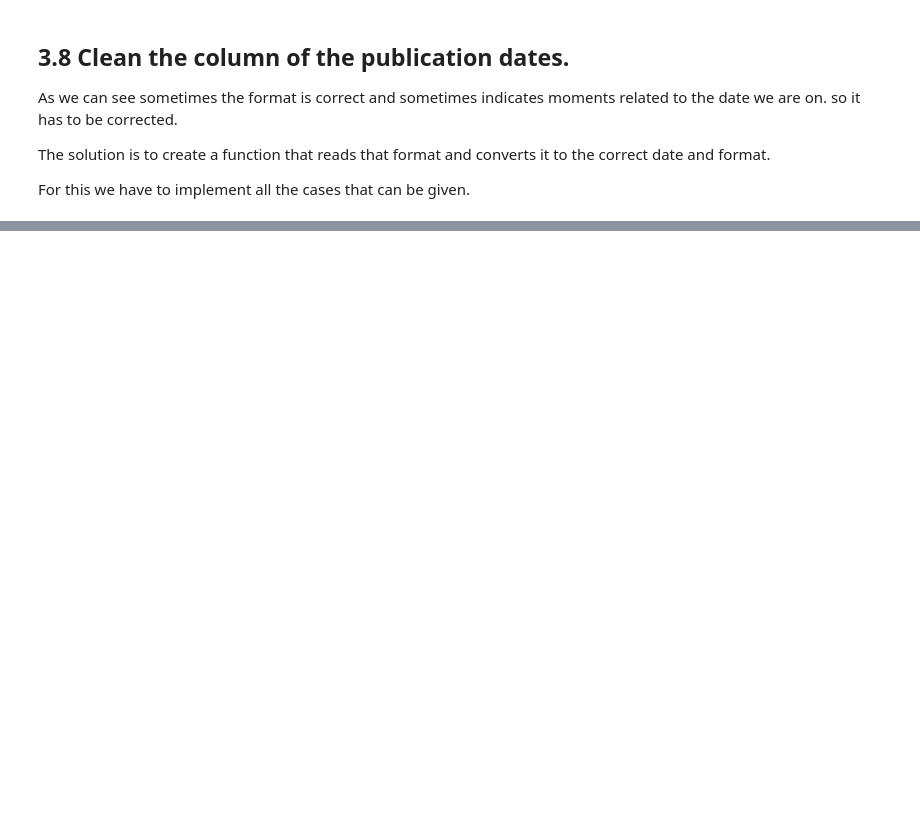
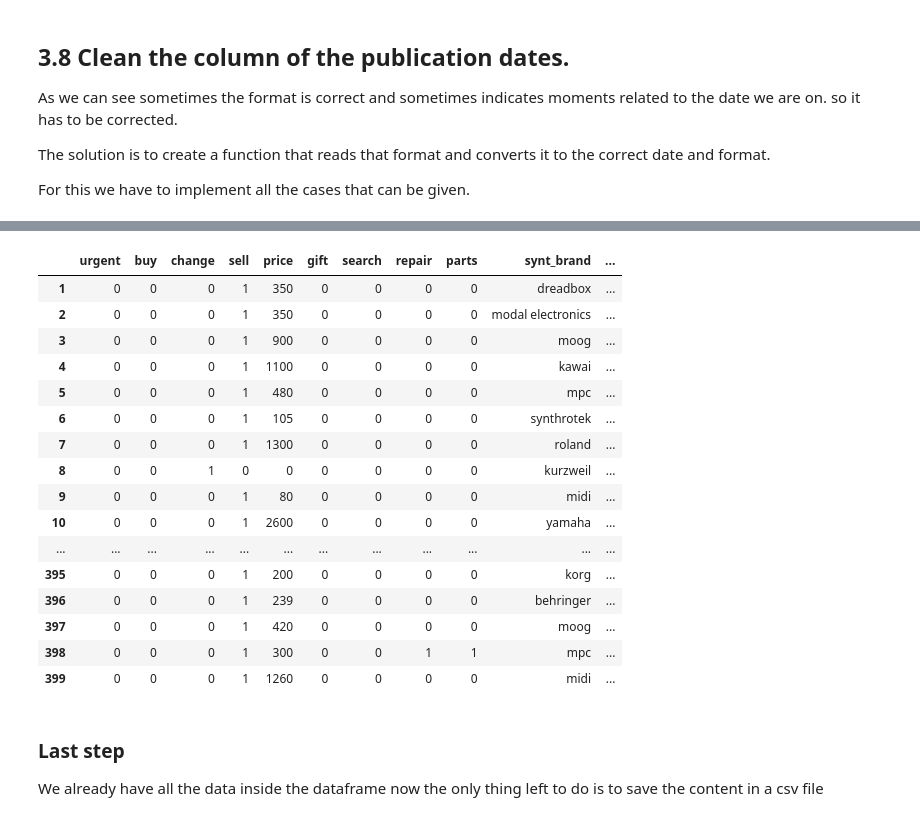
Before and after one commit to albertjimrod/ScraperETL-EDA-ML-Personal, a Jupyter notebook: hispasonic from web to csv.ipynb, the cells around one changed output, grey strips where cells are left out. Saved outputs shown, nothing was run; the diff lists cells and outputs as text; code cells hidden in the pictures; blank space fills up the shorter version.

```diff
--- a/hispasonic from web to csv.ipynb
+++ b/hispasonic from web to csv.ipynb
@@ -1219 +1313,25 @@ Name: published, dtype: object
+# %%
+df.drop("user",axis ='columns')
+# %% [output]
+|  | urgent | buy | change | sell | price | gift | search | repair | parts | synt_brand | ... |
+| 1 | 0 | 0 | 0 | 1 | 350 | 0 | 0 | 0 | 0 | dreadbox | ... |
+| 2 | 0 | 0 | 0 | 1 | 350 | 0 | 0 | 0 | 0 | modal electronics | ... |
+| 3 | 0 | 0 | 0 | 1 | 900 | 0 | 0 | 0 | 0 | moog | ... |
+| 4 | 0 | 0 | 0 | 1 | 1100 | 0 | 0 | 0 | 0 | kawai | ... |
+| 5 | 0 | 0 | 0 | 1 | 480 | 0 | 0 | 0 | 0 | mpc | ... |
+| 6 | 0 | 0 | 0 | 1 | 105 | 0 | 0 | 0 | 0 | synthrotek | ... |
+| 7 | 0 | 0 | 0 | 1 | 1300 | 0 | 0 | 0 | 0 | roland | ... |
+| 8 | 0 | 0 | 1 | 0 | 0 | 0 | 0 | 0 | 0 | kurzweil | ... |
+| 9 | 0 | 0 | 0 | 1 | 80 | 0 | 0 | 0 | 0 | midi | ... |
+| 10 | 0 | 0 | 0 | 1 | 2600 | 0 | 0 | 0 | 0 | yamaha | ... |
+| ... | ... | ... | ... | ... | ... | ... | ... | ... | ... | ... | ... |
+| 395 | 0 | 0 | 0 | 1 | 200 | 0 | 0 | 0 | 0 | korg | ... |
+| 396 | 0 | 0 | 0 | 1 | 239 | 0 | 0 | 0 | 0 | behringer | ... |
+| 397 | 0 | 0 | 0 | 1 | 420 | 0 | 0 | 0 | 0 | moog | ... |
+| 398 | 0 | 0 | 0 | 1 | 300 | 0 | 0 | 1 | 1 | mpc | ... |
+| 399 | 0 | 0 | 0 | 1 | 1260 | 0 | 0 | 0 | 0 | midi | ... |
+# %% [markdown]
+### Last step
+
+We already have all the data inside the dataframe now the only thing left to do is to save the content in a csv file
 # %%
```
Also changed, not shown: parts of 31 cells of this notebook, 1 other file.
